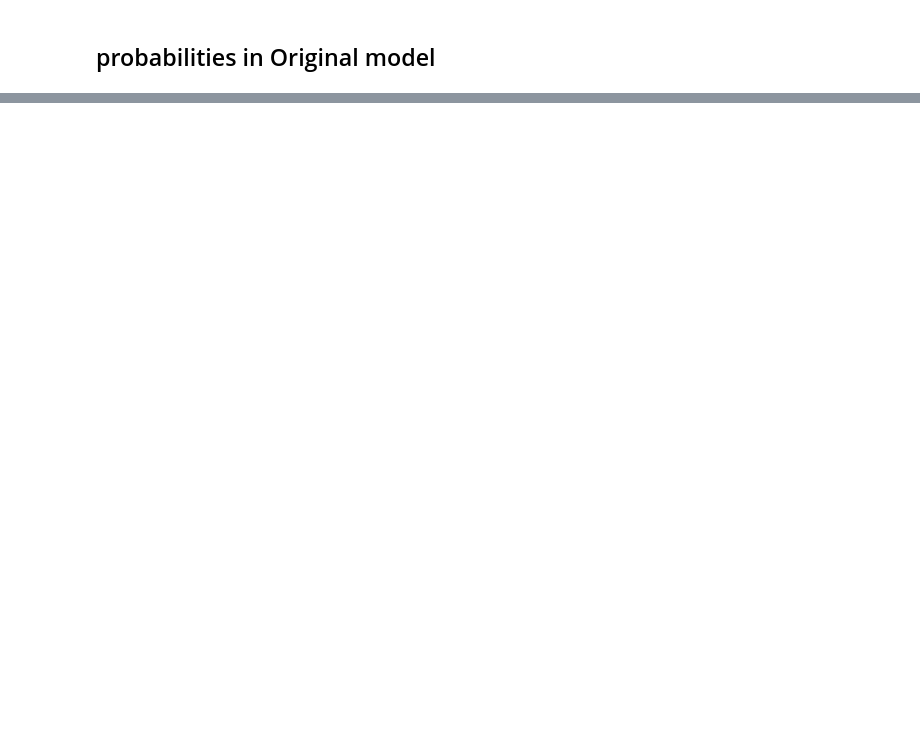
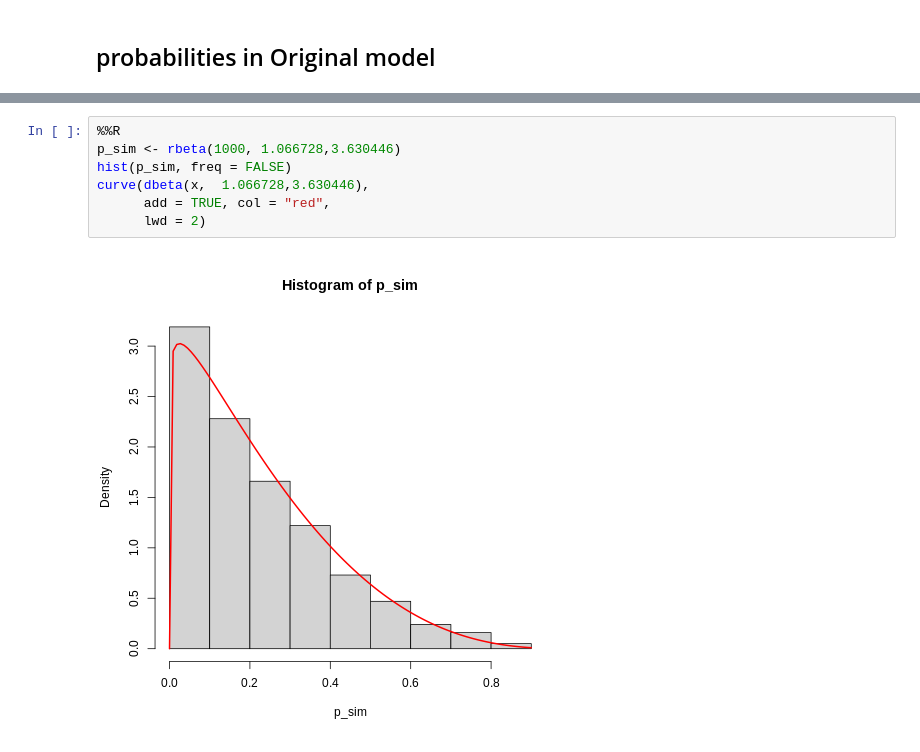
Before and after one commit to tavakohr/SRShiny, a Jupyter notebook: calibration.ipynb, the cells around one changed output, grey strips where cells are left out. Drawn from its saved outputs; the diff is of its cells as text; blank space fills up the shorter version.

```diff
--- a/calibration.ipynb
+++ b/calibration.ipynb
@@ -162,0 +184,9 @@ skewness(p)
+# %%
+%%R
+p_sim <- rbeta(1000, 1.066728,3.630446)
+hist(p_sim, freq = FALSE)
+curve(dbeta(x,  1.066728,3.630446),
+      add = TRUE, col = "red",
+      lwd = 2)
+# %% [output]
+[figure, added]
```
Also changed, not shown: parts of 22 cells of this notebook.
